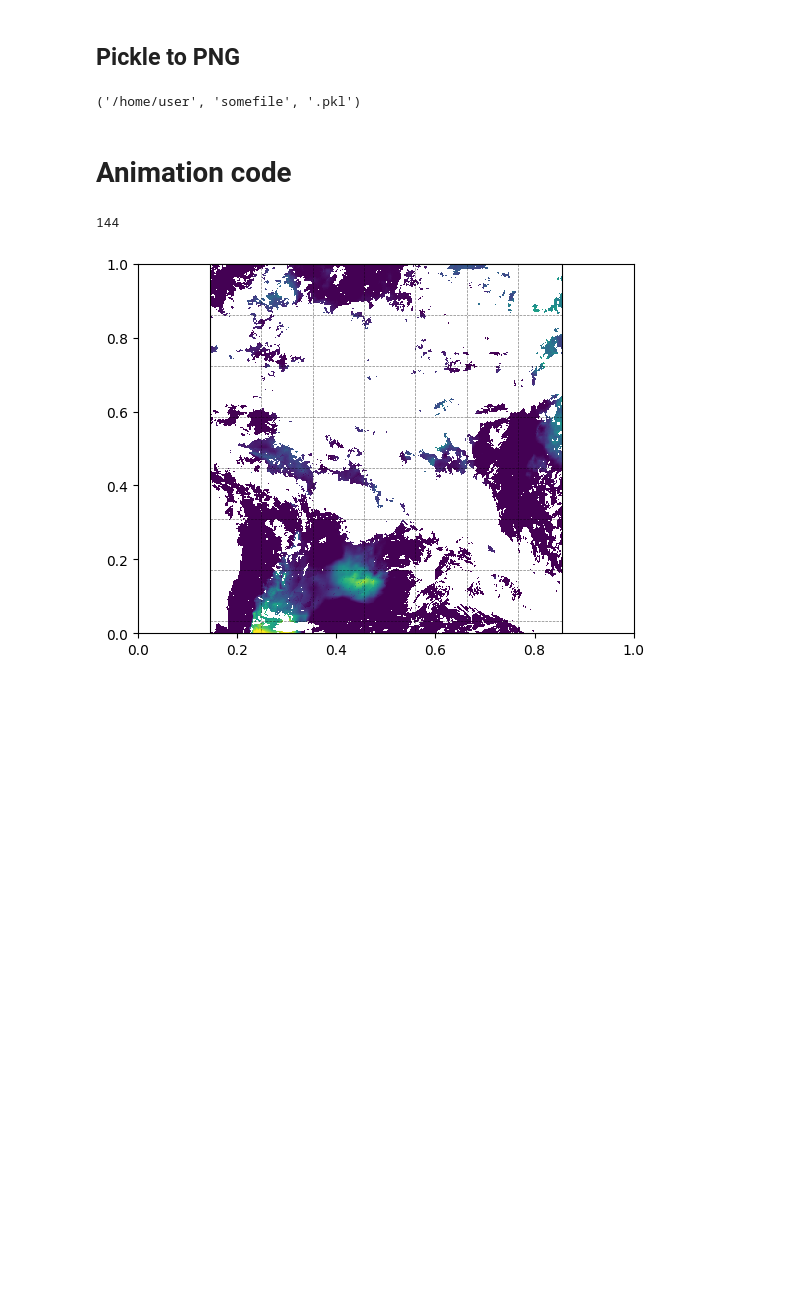
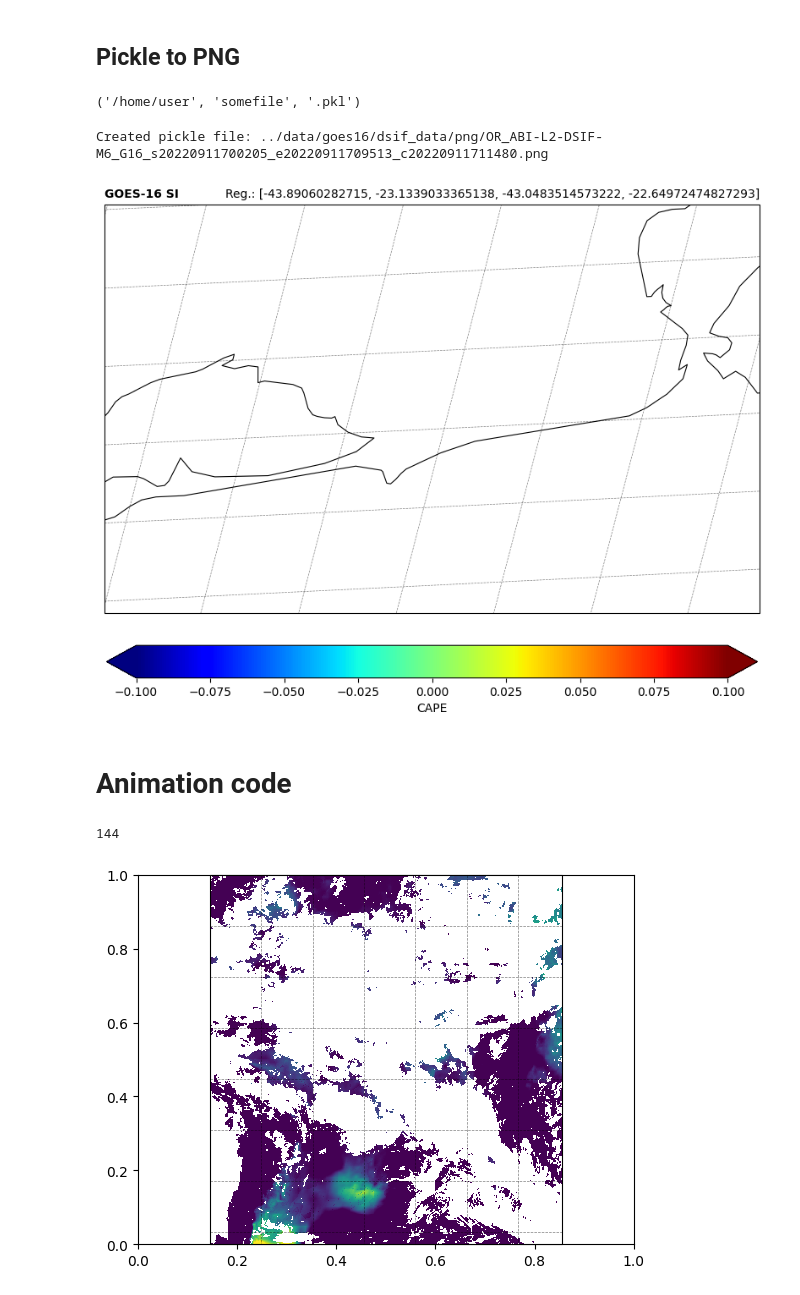
Before and after one commit to NietoCurcio/atmoseer, a Jupyter notebook: notebooks/GOES16_animation.ipynb, the cells around one changed output. Drawn from its saved outputs; the diff is of its cells as text; code cells hidden in the pictures; blank space fills up the shorter version.

```diff
--- a/notebooks/GOES16_animation.ipynb
+++ b/notebooks/GOES16_animation.ipynb
@@ -474,9 +493,13 @@ def pkl2png(file_name: str, product_name: str, extent: list, output_folder: str,
 # %% [output]
 ('/home/user', 'somefile', '.pkl')
 # %%
-filename = '../data/goes16/dsif_data/202401010050.pkl'
+# filename = '../data/goes16/dsif_data/202401010050.pkl'
+filename = 'OR_ABI-L2-DSIF-M6_G16_s20220911700205_e20220911709513_c20220911711480.pkl'
 output_folder = '../data/goes16/dsif_data/png'
-pkl2png(filename, 'CAPE', extent, output_folder)
+pkl2png(filename, 'SI', extent, output_folder, show_image = True)
+# %% [output]
+Created pickle file: ../data/goes16/dsif_data/png/OR_ABI-L2-DSIF-M6_G16_s20220911700205_e20220911709513_c20220911711480.png
+[figure, added]
 # %% [markdown]
 # Animation code
 # %%
```
Also changed, not shown: parts of 8 cells of this notebook, 8 other files.
